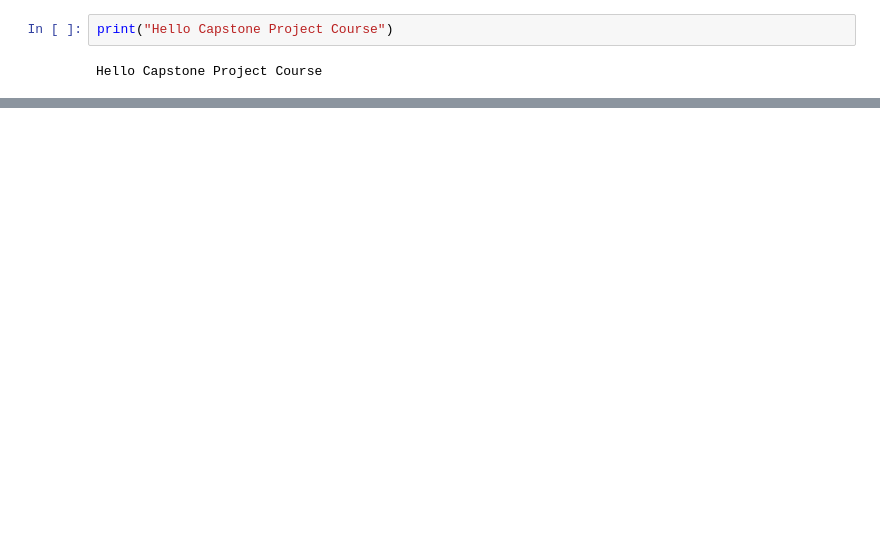
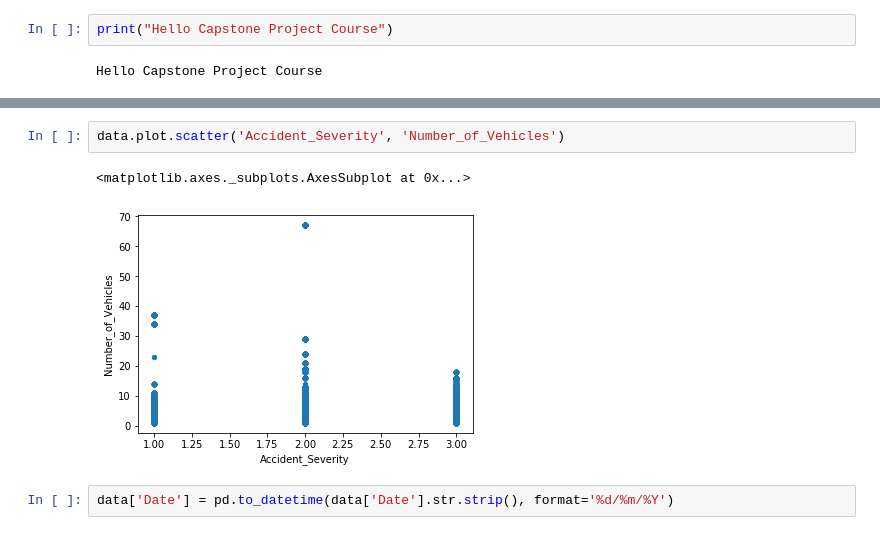
Before and after one commit to odojoachim/Coursera_Capstone, a Jupyter notebook: Coursera_Project.ipynb, the cells around one changed output, grey strips where cells are left out. Saved outputs shown, nothing was run; the diff lists cells and outputs as text; blank space fills up the shorter version.

```diff
--- a/Coursera_Project.ipynb
+++ b/Coursera_Project.ipynb
@@ -72,0 +289,7 @@ Hello Capstone Project Course
+# %%
+data.plot.scatter('Accident_Severity', 'Number_of_Vehicles')
+# %% [output]
+<matplotlib.axes._subplots.AxesSubplot at 0x...>
+[figure, added]
+# %%
+data['Date'] = pd.to_datetime(data['Date'].str.strip(), format='%d/%m/%Y')
```
Also changed, not shown: parts of 26 cells of this notebook.
